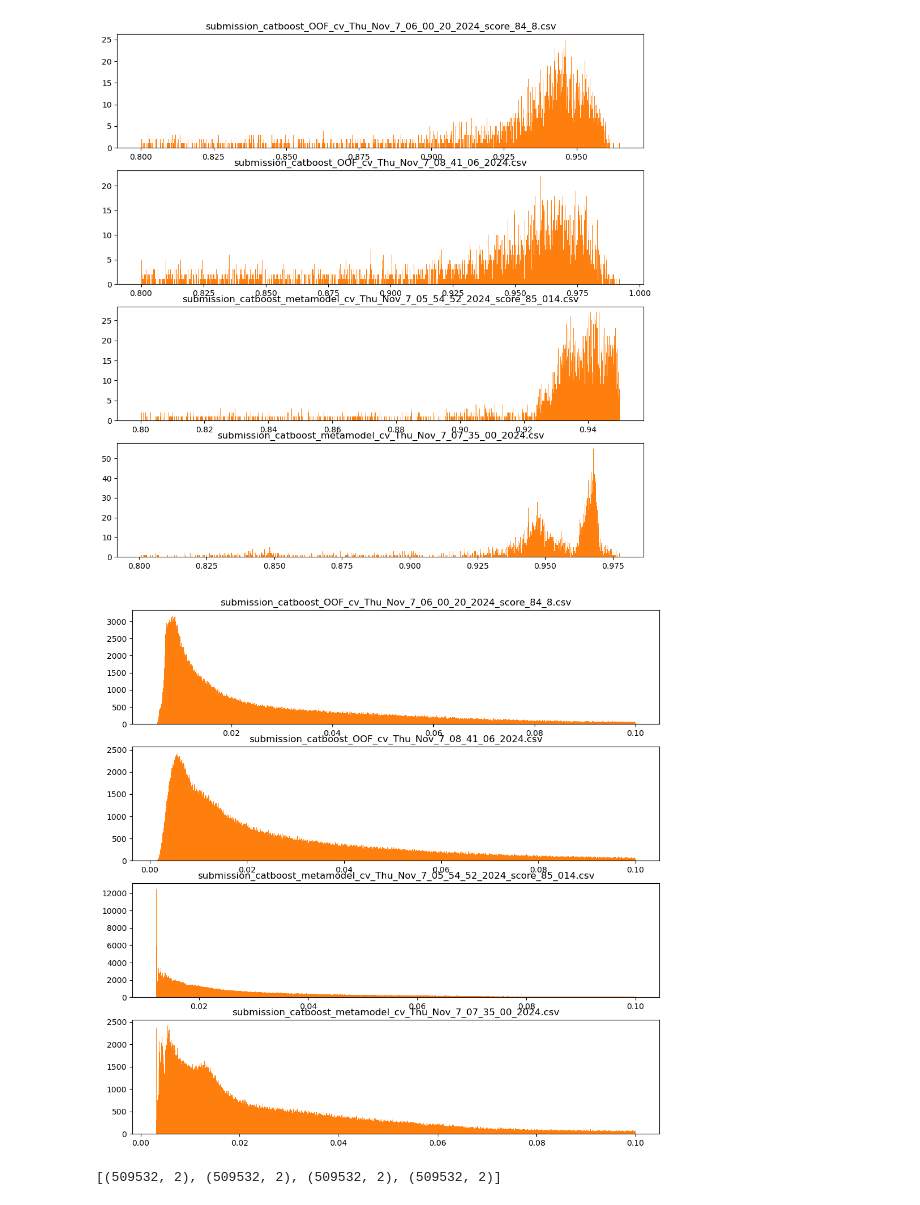
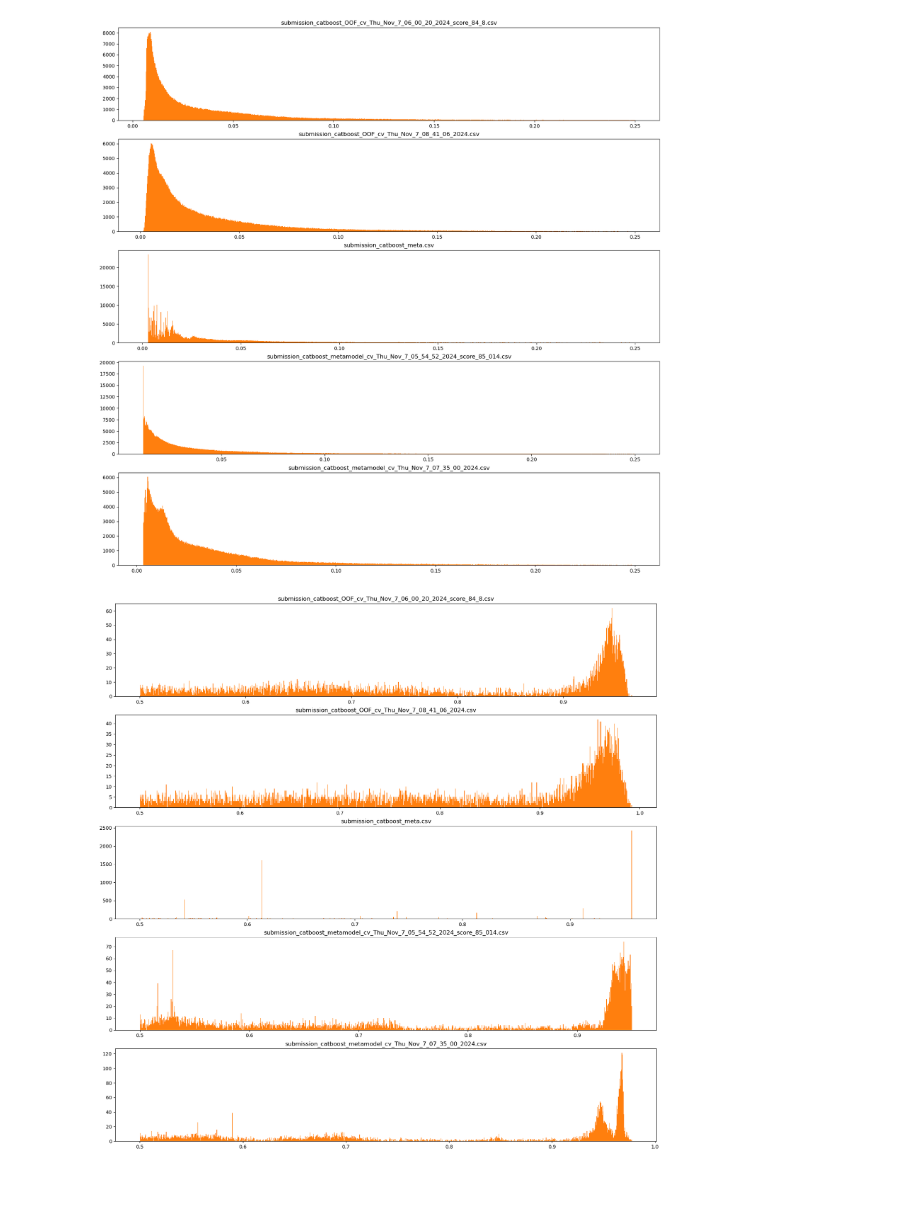
Before and after one commit to holopyolo/alpha_hack, a Jupyter notebook: notebooks/compare_submission.ipynb, the cells around one changed output. Cells and saved outputs as stored; diff of their text form; code cells hidden in the pictures.

```diff
--- a/notebooks/compare_submission.ipynb
+++ b/notebooks/compare_submission.ipynb
@@ -8,5 +11,5 @@ sub_shapes = []
 # %%
-fig, ax = plt.subplots(len(submissions), 1, figsize=(12, 12))
+fig, ax = plt.subplots(len(submissions), 1, figsize=(20, 20))
 
 for i, axis in enumerate(ax.flatten()):
     sub = pd.read_csv("submissions/" + submissions[i])
@@ -19,28 +29,22 @@ for i, axis in enumerate(ax.flatten()):
 # %%
-fig, ax = plt.subplots(len(submissions), 1, figsize=(12, 12))
+fig, ax = plt.subplots(len(submissions), 1, figsize=(20, 20))
 
 # submission_new =
 
 for i, axis in enumerate(ax.flatten()):
     sub = pd.read_csv("submissions/" + submissions[i])
     axis.set_title(submissions[i])
-    axis.hist(sub['target'][sub['target'] > 0.8], bins=1000)
-    axis.hist(sub['target'][sub['target'] > 0.8], bins=1000)
+    axis.hist(sub['target'][sub['target'] < 0.25], bins=1000)
+    axis.hist(sub['target'][sub['target'] < 0.25], bins=1000)
 # %% [output]
-[figure, old version]
+[figure, new version]
 # %%
-fig, ax = plt.subplots(len(submissions), 1, figsize=(12, 12))
-
-# submission_new =
+fig, ax = plt.subplots(len(submissions), 1, figsize=(20, 20))
 
 for i, axis in enumerate(ax.flatten()):
     sub = pd.read_csv("submissions/" + submissions[i])
     axis.set_title(submissions[i])
-    axis.hist(sub['target'][sub['target'] < 0.1], bins=1000)
-    axis.hist(sub['target'][sub['target'] < 0.1], bins=1000)
+    axis.hist(sub['target'][sub['target'] > 0.5], bins=1000)
+    axis.hist(sub['target'][sub['target'] > 0.5], bins=1000)
 # %% [output]
-[figure, old version]
+[figure, new version]
-# %%
-print(sub_shapes)
-# %% [output]
-[(509532, 2), (509532, 2), (509532, 2), (509532, 2)]
```
Also changed, not shown: parts of 5 cells of this notebook, 1 other file.
